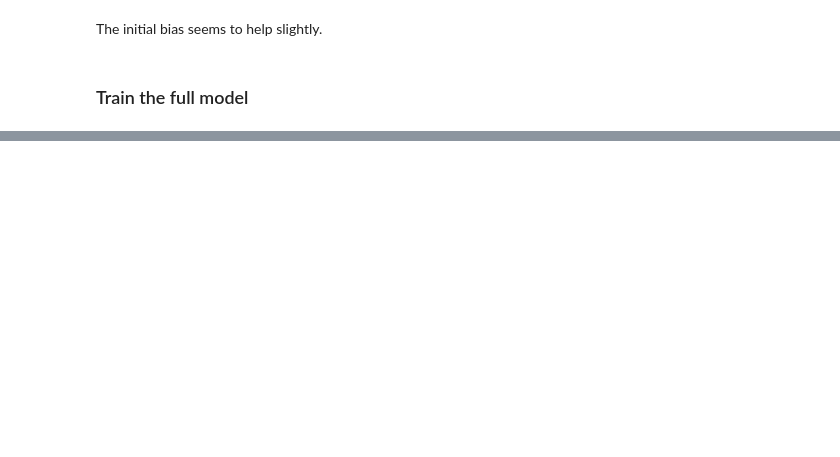
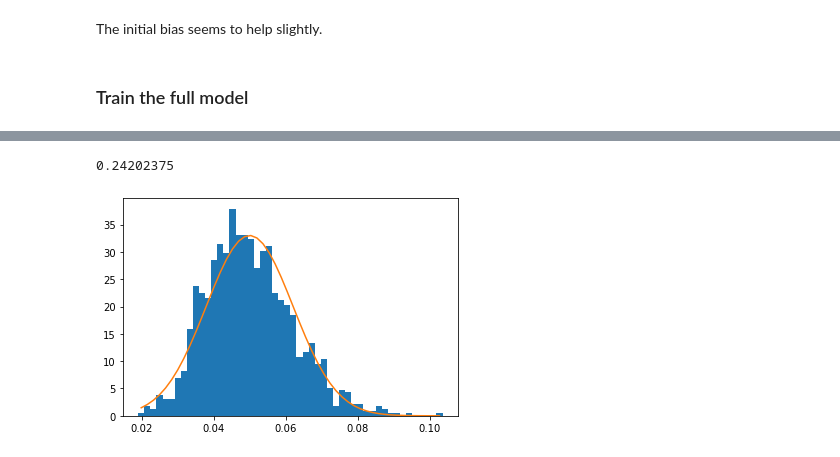
Before and after one commit to me-manu/fastespy, a Jupyter notebook: fastespy/notebooks/test_tf_keras.ipynb, the cells around one changed output, grey strips where cells are left out. Saved outputs shown, nothing was run; the diff lists cells and outputs as text; code cells hidden in the pictures; blank space fills up the shorter version.

```diff
--- a/fastespy/notebooks/test_tf_keras.ipynb
+++ b/fastespy/notebooks/test_tf_keras.ipynb
@@ -619,0 +734,17 @@ ValueError: Image size of 1728x403416 pixels is too large. It must be less than
+# %%
+# test samples with true positives
+tp_idx = (class_pred_test == 1) & (ml.y_test == 1)
+# %%
+# energy resolution
+
+# get pulse integral of true positives
+pi = X_test.numpy()[tp_idx, feature_names.index("pulse integral fit")]
+# %%
+n, bins, _ = plt.hist(10.**pi, bins=50, density=True)
+cen = 0.5*(bins[1:] + bins[:-1])
+
+plt.plot(cen, norm.pdf(cen, loc=np.mean(10.**pi), scale=np.sqrt(np.var(10.**pi))))
+print(np.sqrt(np.var(10.**pi))/np.mean(10.**pi))
+# %% [output]
+0.24202375
+[figure, added]
```
Also changed, not shown: parts of 54 cells of this notebook.
